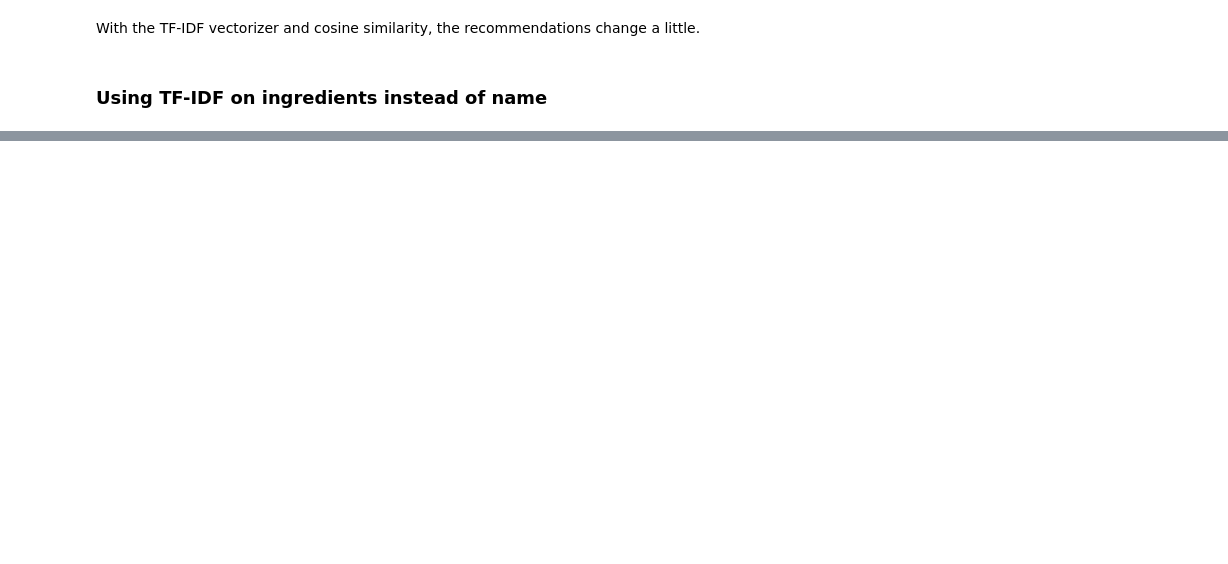
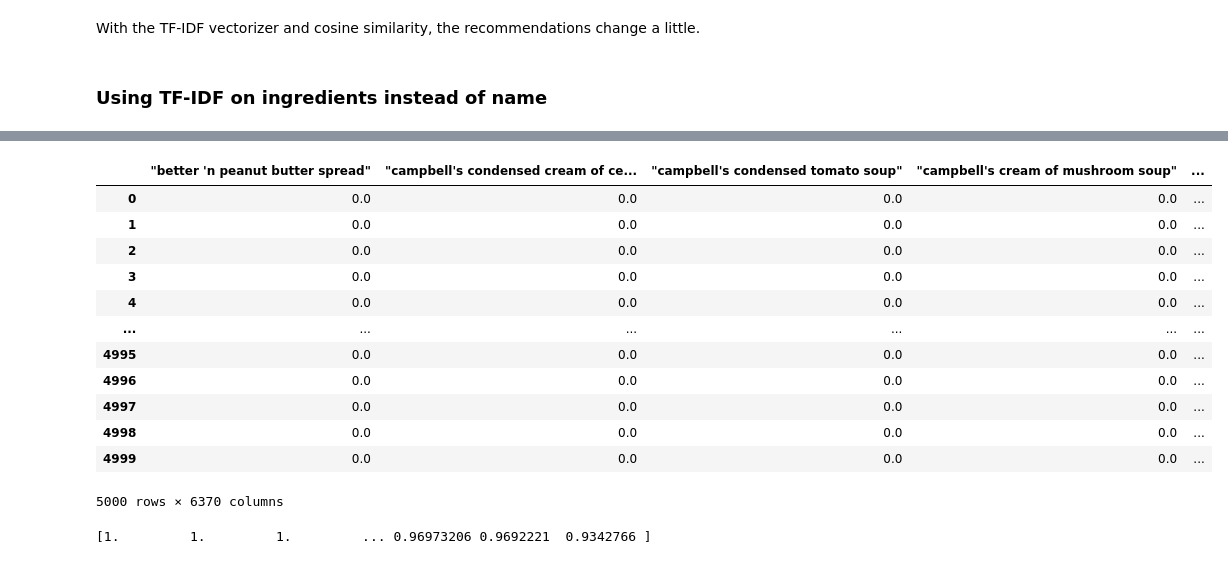
Before and after one commit to chrismlawr/ba890-personal-project, a Jupyter notebook: 1_Recommenders.ipynb, the cells around one changed output, grey strips where cells are left out. Saved outputs shown, nothing was run; the diff lists cells and outputs as text; code cells hidden in the pictures; blank space fills up the shorter version.

```diff
--- a/1_Recommenders.ipynb
+++ b/1_Recommenders.ipynb
@@ -353,11 +381,28 @@ With the TF-IDF vectorizer and cosine similarity, the recommendations change a l
 # %%
 from sklearn.feature_extraction.text import TfidfVectorizer
 
-# nulls present in description of 97 recipes, we're dropping those recipes
-df_recipes2_no_nulls = df_recipes2.dropna(axis=0).reset_index()
+# # nulls present in description of 97 recipes, we're dropping those recipes
+# df_recipes2_no_nulls = df_recipes2.dropna(axis=0).reset_index()
 
-# sampling again because TF-IDF with bigrams on more words will be too much on RAM
-df_recipes2_no_nulls = df_recipes2_no_nulls.sample(500, random_state=1)
+# # sampling again because TF-IDF with bigrams on more words will be too much on RAM
+# df_recipes2_no_nulls = df_recipes2_no_nulls.sample(500, random_state=1)
 
-V = TfidfVectorizer(stop_words = 'english', ngram_range=(1,2)) # initialize vectorizer with the inclusion of bigrams this time
-X = V.fit_transform(df_recipes2_no_nulls.description)
+V = TfidfVectorizer(stop_words = 'english', analyzer=lambda d: d.split(', '))
+X = V.fit_transform(df_recipes2.ingredients)
+# %%
+tfidf_df = pd.DataFrame(X.todense(), columns=V.get_feature_names())
+tfidf_df
+# %% [output]
+|  | "better 'n peanut butter spread" | "campbell's condensed cream of ce... | "campbell's condensed tomato soup" | "campbell's cream of mushroom soup" | ... |
+| 0 | 0.0 | 0.0 | 0.0 | 0.0 | ... |
+| 1 | 0.0 | 0.0 | 0.0 | 0.0 | ... |
+| 2 | 0.0 | 0.0 | 0.0 | 0.0 | ... |
+| 3 | 0.0 | 0.0 | 0.0 | 0.0 | ... |
+| 4 | 0.0 | 0.0 | 0.0 | 0.0 | ... |
+| ... | ... | ... | ... | ... | ... |
+| 4995 | 0.0 | 0.0 | 0.0 | 0.0 | ... |
+| 4996 | 0.0 | 0.0 | 0.0 | 0.0 | ... |
+| 4997 | 0.0 | 0.0 | 0.0 | 0.0 | ... |
+| 4998 | 0.0 | 0.0 | 0.0 | 0.0 | ... |
+| 4999 | 0.0 | 0.0 | 0.0 | 0.0 | ... |
+5000 rows × 6370 columns
@@ -363,0 +412,8 @@ X = V.fit_transform(df_recipes2_no_nulls.description)
+# %%
+from scipy.spatial.distance import pdist, squareform
+
+# calculating cosine distances for each recipe
+cosine_distances = pdist(tfidf_df.values, metric='cosine')
+print(cosine_distances)
+# %% [output]
+[1.         1.         1.         ... 0.96973206 0.9692221  0.9342766 ]
```
Also changed, not shown: parts of 45 cells of this notebook.
